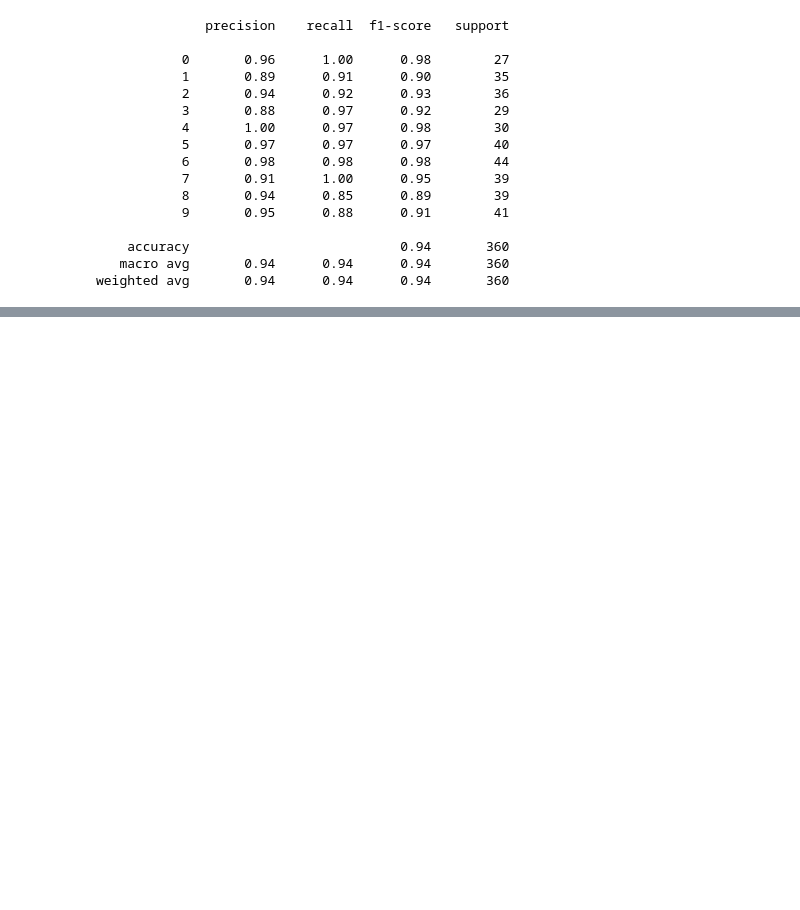
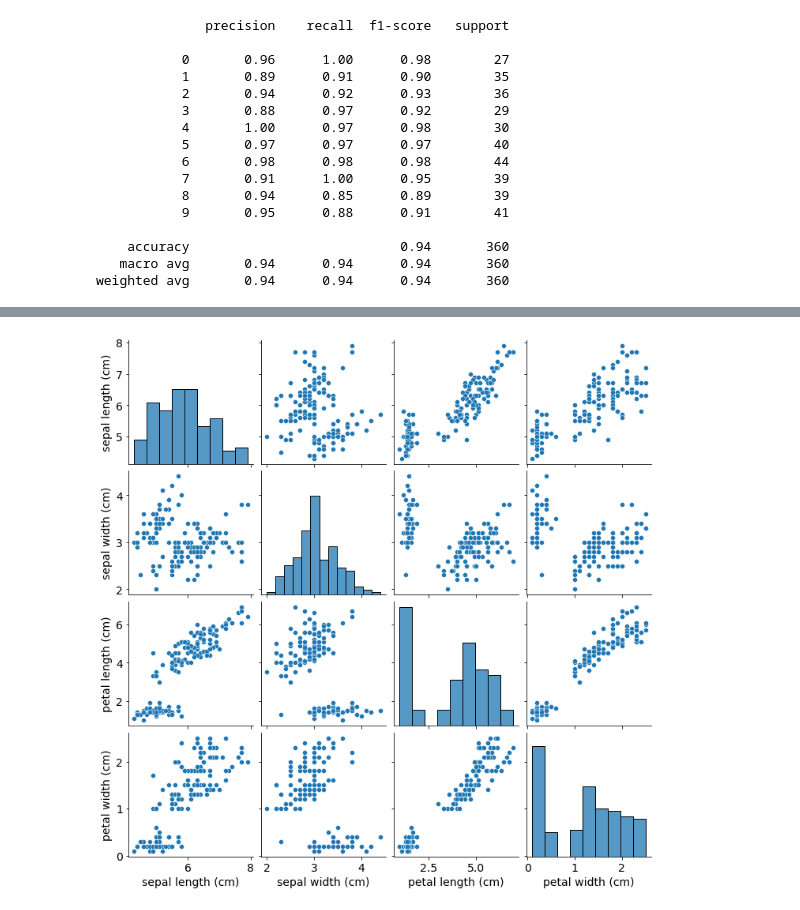
Before and after one commit to Ziaeemehr/workshop_ML, a Jupyter notebook: Intro/00_beginner_to_ML.ipynb, the cells around one changed output, grey strips where cells are left out. Drawn from its saved outputs; the diff is of its cells as text; code cells hidden in the pictures; blank space fills up the shorter version.

```diff
--- a/Intro/00_beginner_to_ML.ipynb
+++ b/Intro/00_beginner_to_ML.ipynb
@@ -228,0 +233,25 @@ weighted avg       0.94      0.94      0.94       360
+# %%
+from sklearn.tree import DecisionTreeClassifier
+
+# load the iris dataset
+from sklearn.datasets import load_iris
+iris = load_iris()
+X = iris.data
+y = iris.target
+
+# split the data into training and test sets
+X_train, X_test, y_train, y_test = train_test_split(
+    X, y, test_size=0.2, random_state=42)
+
+# train a decision tree
+tree_clf = DecisionTreeClassifier(max_depth=3,
+                                #   min_samples_split=10,
+                                  random_state=42)
+tree_clf.fit(X_train, y_train)
+
+# make predictions on the test data
+y_pred = tree_clf.predict(X_test)
+
+# evaluate the model performance
+accuracy = tree_clf.score(X_test, y_test)
+print(f"Accuracy: {accuracy}")
@@ -228,0 +275,3 @@ weighted avg       0.94      0.94      0.94       360
+# %%
+df_iris = pd.DataFrame(iris['data'], columns=iris['feature_names'])
+df_iris.head()
@@ -228,0 +285,4 @@ weighted avg       0.94      0.94      0.94       360
+# %%
+sns.pairplot(df_iris);
+# %% [output]
+[figure, added]
```
Also changed, not shown: parts of 12 cells of this notebook.
